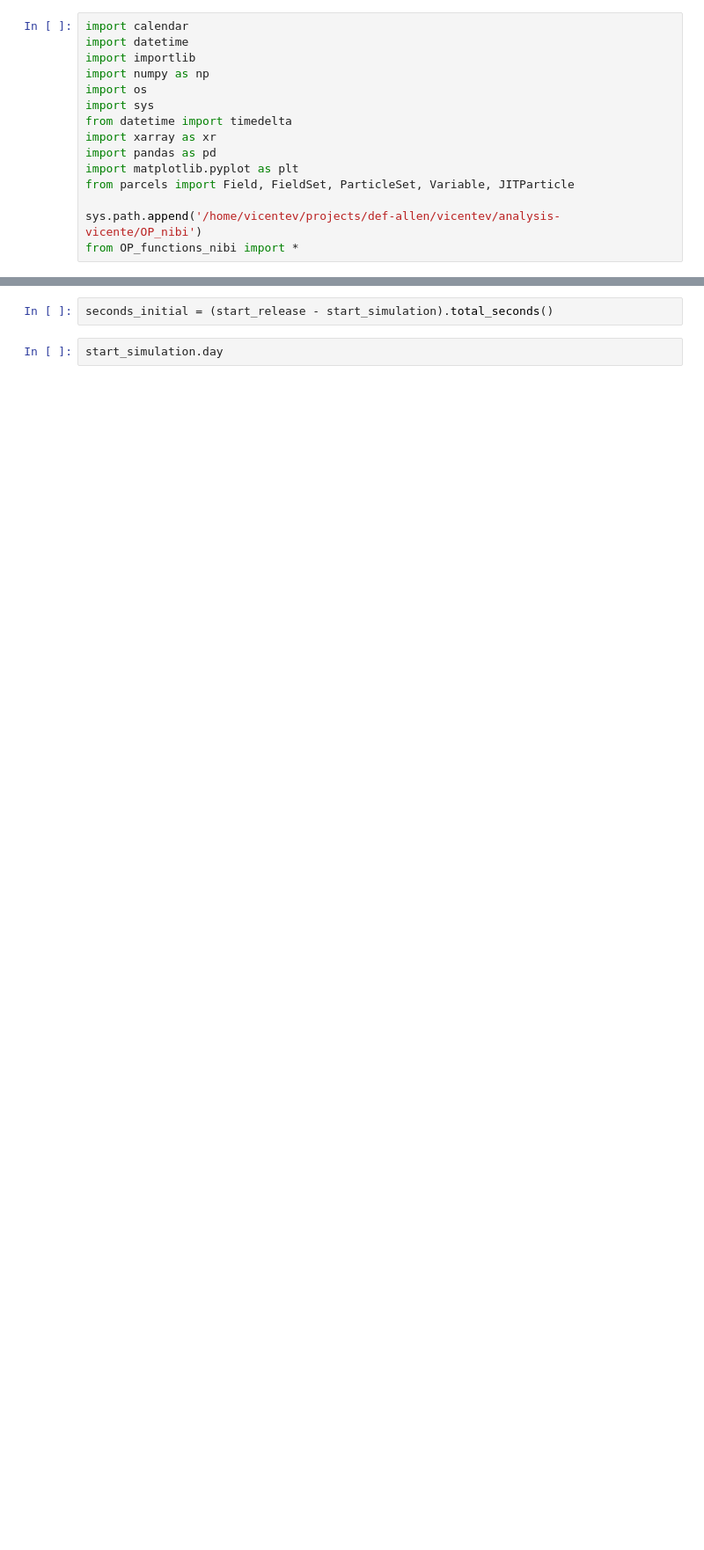
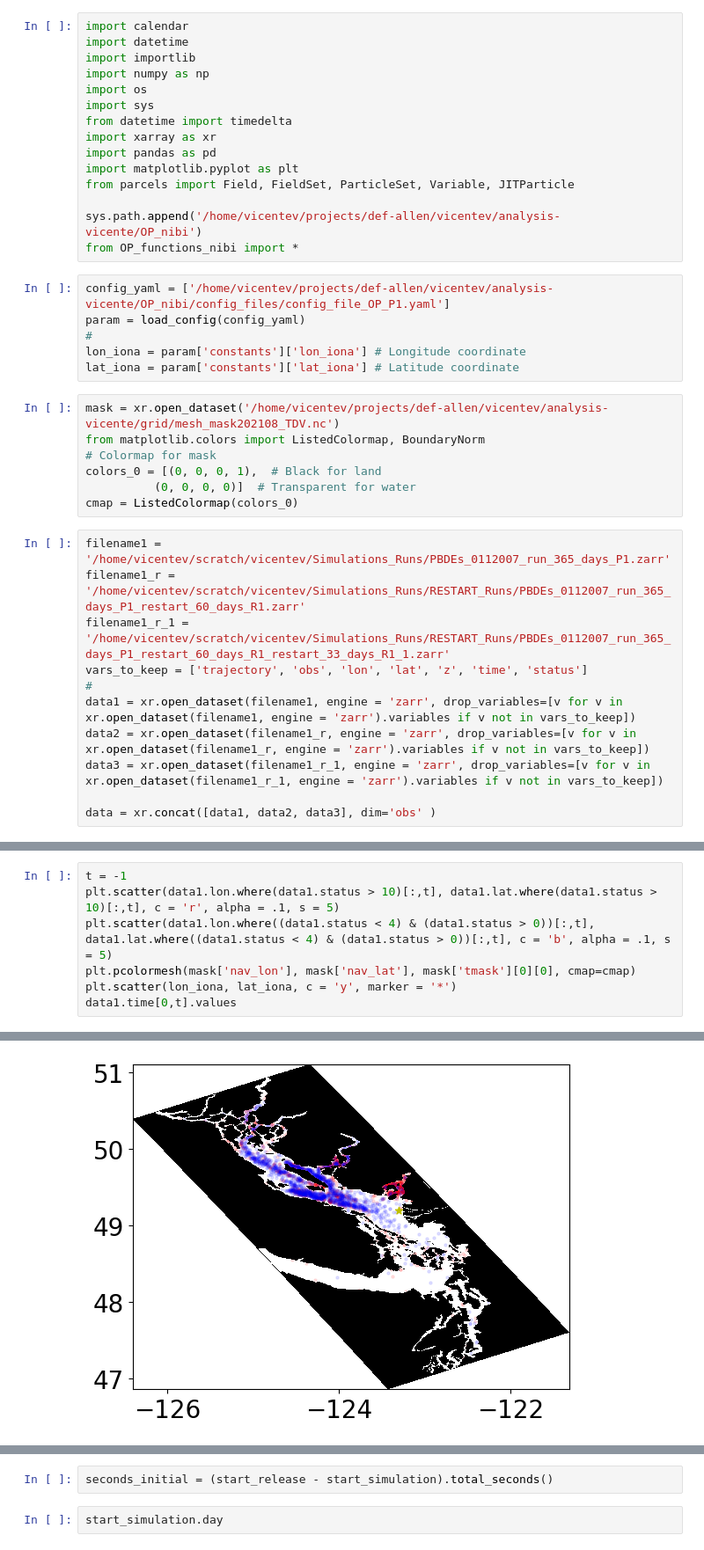
Before and after one commit to SalishSeaCast/analysis-vicente, a Jupyter notebook: OP_nibi/Testing.ipynb, the cells around one changed output, grey strips where cells are left out. Shown at 88% size. Saved outputs shown, nothing was run; the diff lists cells and outputs as text; blank space fills up the shorter version.

```diff
--- a/OP_nibi/Testing.ipynb
+++ b/OP_nibi/Testing.ipynb
@@ -13,3 +13,27 @@ from parcels import Field, FieldSet, ParticleSet, Variable, JITParticle
 
 sys.path.append('/home/vicentev/projects/def-allen/vicentev/analysis-vicente/OP_nibi')
 from OP_functions_nibi import *
+# %%
+config_yaml = ['/home/vicentev/projects/def-allen/vicentev/analysis-vicente/OP_nibi/config_files/config_file_OP_P1.yaml']
+param = load_config(config_yaml)
+#
+lon_iona = param['constants']['lon_iona'] # Longitude coordinate
+lat_iona = param['constants']['lat_iona'] # Latitude coordinate
+# %%
+mask = xr.open_dataset('/home/vicentev/projects/def-allen/vicentev/analysis-vicente/grid/mesh_mask202108_TDV.nc')
+from matplotlib.colors import ListedColormap, BoundaryNorm
+# Colormap for mask
+colors_0 = [(0, 0, 0, 1),  # Black for land
+          (0, 0, 0, 0)]  # Transparent for water
+cmap = ListedColormap(colors_0)
+# %%
+filename1 = '/home/vicentev/scratch/vicentev/Simulations_Runs/PBDEs_0112007_run_365_days_P1.zarr'
+filename1_r = '/home/vicentev/scratch/vicentev/Simulations_Runs/RESTART_Runs/PBDEs_0112007_run_365_days_P1_restart_60_days_R1.zarr'
+filename1_r_1 = '/home/vicentev/scratch/vicentev/Simulations_Runs/RESTART_Runs/PBDEs_0112007_run_365_days_P1_restart_60_days_R1_restart_33_days_R1_1.zarr'
+vars_to_keep = ['trajectory', 'obs', 'lon', 'lat', 'z', 'time', 'status']
+#
+data1 = xr.open_dataset(filename1, engine = 'zarr', drop_variables=[v for v in xr.open_dataset(filename1, engine = 'zarr').variables if v not in vars_to_keep])
+data2 = xr.open_dataset(filename1_r, engine = 'zarr', drop_variables=[v for v in xr.open_dataset(filename1_r, engine = 'zarr').variables if v not in vars_to_keep])
+data3 = xr.open_dataset(filename1_r_1, engine = 'zarr', drop_variables=[v for v in xr.open_dataset(filename1_r_1, engine = 'zarr').variables if v not in vars_to_keep])
+
+data = xr.concat([data1, data2, data3], dim='obs' )
@@ -15,0 +45,8 @@ from OP_functions_nibi import *
+# %%
+t = -1
+plt.scatter(data1.lon.where(data1.status > 10)[:,t], data1.lat.where(data1.status > 10)[:,t], c = 'r', alpha = .1, s = 5)
+plt.scatter(data1.lon.where((data1.status < 4) & (data1.status > 0))[:,t], data1.lat.where((data1.status < 4) & (data1.status > 0))[:,t], c = 'b', alpha = .1, s = 5)
+plt.pcolormesh(mask['nav_lon'], mask['nav_lat'], mask['tmask'][0][0], cmap=cmap)
+plt.scatter(lon_iona, lat_iona, c = 'y', marker = '*')
+data1.time[0,t].values
+# %% [output]
@@ -15,0 +54 @@ from OP_functions_nibi import *
+[figure, added]
```
Also changed, not shown: parts of 14 cells of this notebook, 22 other files.
